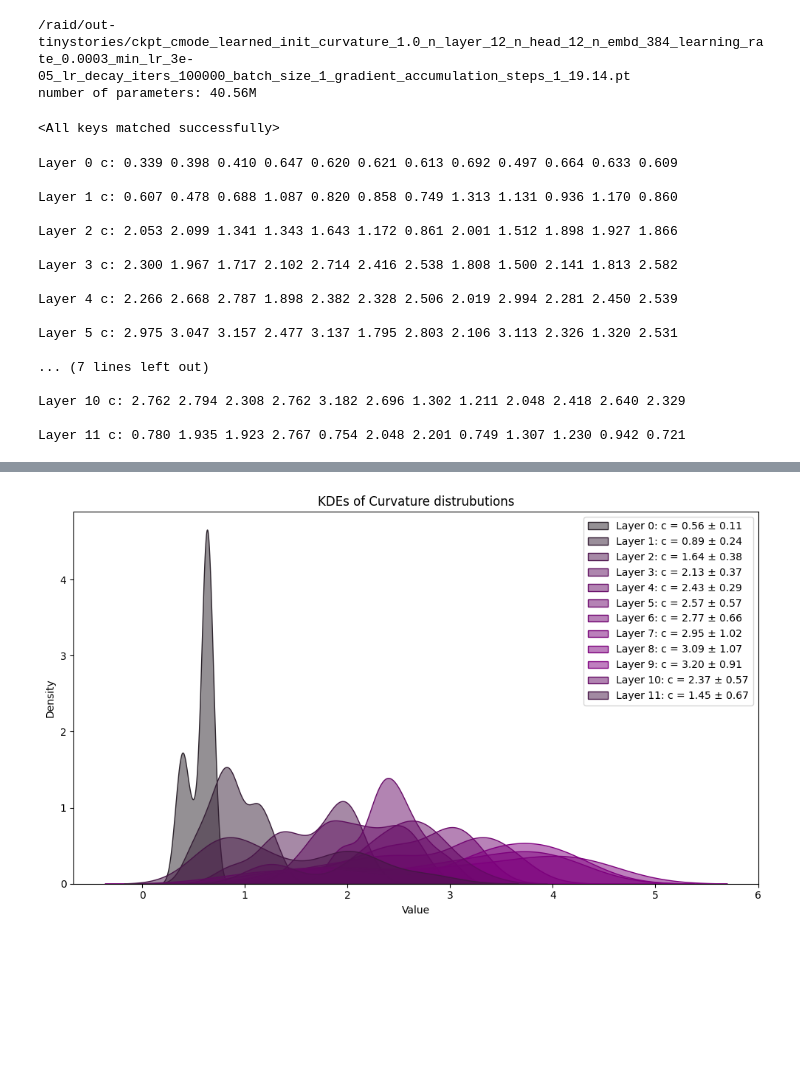
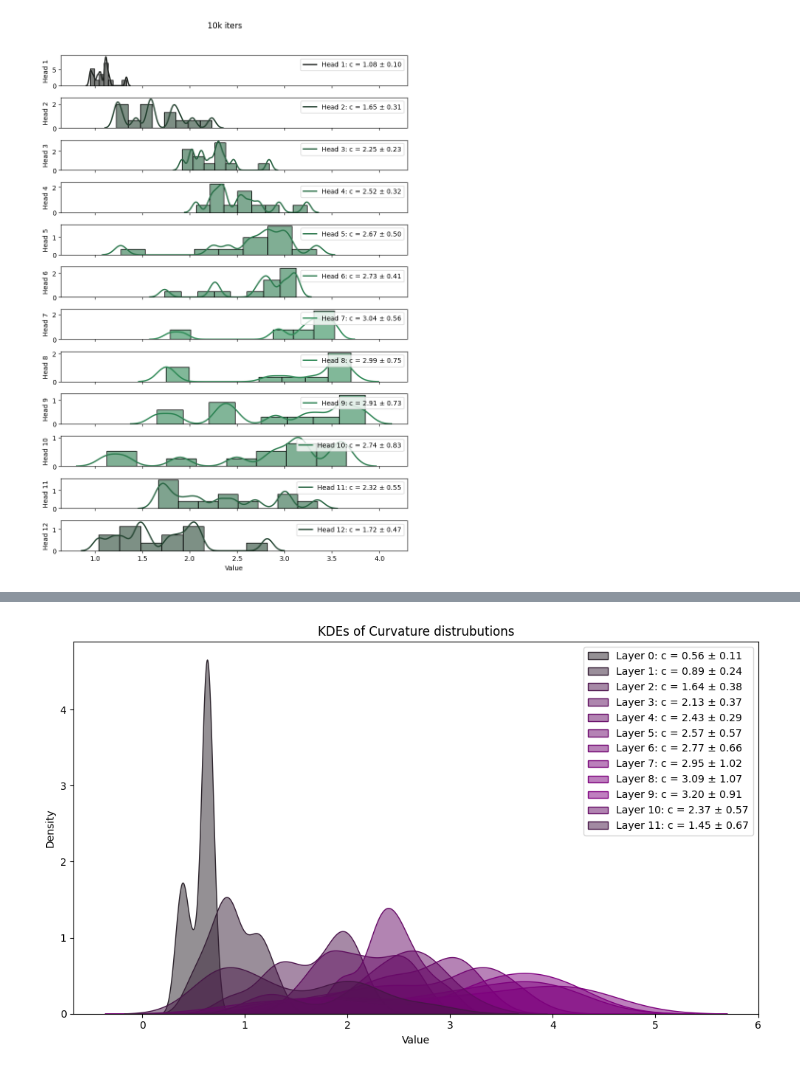
Before and after one commit to Alex2034/nanoGPT, a Jupyter notebook: exp.ipynb, the cells around one changed output, grey strips where cells are left out. Cells and saved outputs as stored; diff of their text form; code cells hidden in the pictures; blank space fills up the shorter version.

```diff
--- a/exp.ipynb
+++ b/exp.ipynb
@@ -25,59 +24,0 @@ ckpt_dirs
-# %%
-checkpoint_path = ckpt_dirs[-3]
-print(checkpoint_path)
-# Load the checkpoint
-checkpoint = torch.load(checkpoint_path, map_location='cpu')
-
-# Load the model arguments from the checkpoint
-model_args = checkpoint['model_args']
-
-# Initialize the model with the loaded config
-gpt_config = GPTConfig(**model_args)
-model = GPT(gpt_config)
-
-# Load the model state dictionary
-state_dict = checkpoint['model']
-
-# Remove unwanted prefix if present
-unwanted_prefix = '_orig_mod.'
-for k in list(state_dict.keys()):
-    if k.startswith(unwanted_prefix):
-        state_dict[k[len(unwanted_prefix):]] = state_dict.pop(k)
-
-# Load state dict into the model
-model.load_state_dict(state_dict)
-# %% [output]
-/raid/out-tinystories/ckpt_cmode_learned_init_curvature_1.0_n_layer_12_n_head_12_n_embd_384_learning_rate_0.0003_min_lr_3e-05_lr_decay_iters_100000_batch_size_1_gradient_accumulation_steps_1_19.14.pt
-number of parameters: 40.56M
-<All keys matched successfully>
-# %%
-# Iterate through the layers and print the value of the 'c' parameter in hyperbolic mode
-cs = []
-for i, block in enumerate(model.transformer.h):
-    # if isinstance(block.attn, CausalSelfAttention) and block.attn.mode == 'hyperbolic':
-    print(f"Layer {i} c:", end=' ')
-    l = []
-    for w in block.attn.c.flatten():
-        print(f"{w.item():.3f}", end=' ')
-        l.append(w.item())
-    cs.append(l)
-    print('\n')
-cs = np.array(cs)
-# %% [output]
-Layer 0 c: 0.339 0.398 0.410 0.647 0.620 0.621 0.613 0.692 0.497 0.664 0.633 0.609
-
-Layer 1 c: 0.607 0.478 0.688 1.087 0.820 0.858 0.749 1.313 1.131 0.936 1.170 0.860
-
-Layer 2 c: 2.053 2.099 1.341 1.343 1.643 1.172 0.861 2.001 1.512 1.898 1.927 1.866
-
-Layer 3 c: 2.300 1.967 1.717 2.102 2.714 2.416 2.538 1.808 1.500 2.141 1.813 2.582
-
-Layer 4 c: 2.266 2.668 2.787 1.898 2.382 2.328 2.506 2.019 2.994 2.281 2.450 2.539
-
-Layer 5 c: 2.975 3.047 3.157 2.477 3.137 1.795 2.803 2.106 3.113 2.326 1.320 2.531
-
-... (7 lines left out)
-
-Layer 10 c: 2.762 2.794 2.308 2.762 3.182 2.696 1.302 1.211 2.048 2.418 2.640 2.329
-
-Layer 11 c: 0.780 1.935 1.923 2.767 0.754 2.048 2.201 0.749 1.307 1.230 0.942 0.721
@@ -83,0 +88,6 @@ Layer 11 c: 0.780 1.935 1.923 2.767 0.754 2.048 2.201 0.749 1.307 1.230 0.942 0.
+# %%
+for title, curvs in c_dict.items():
+    plot_hists_with_kde(curvs, title)
+    break
+# %% [output]
+[figure, added]
```
Also changed, not shown: parts of 7 cells of this notebook, 5 other files.
